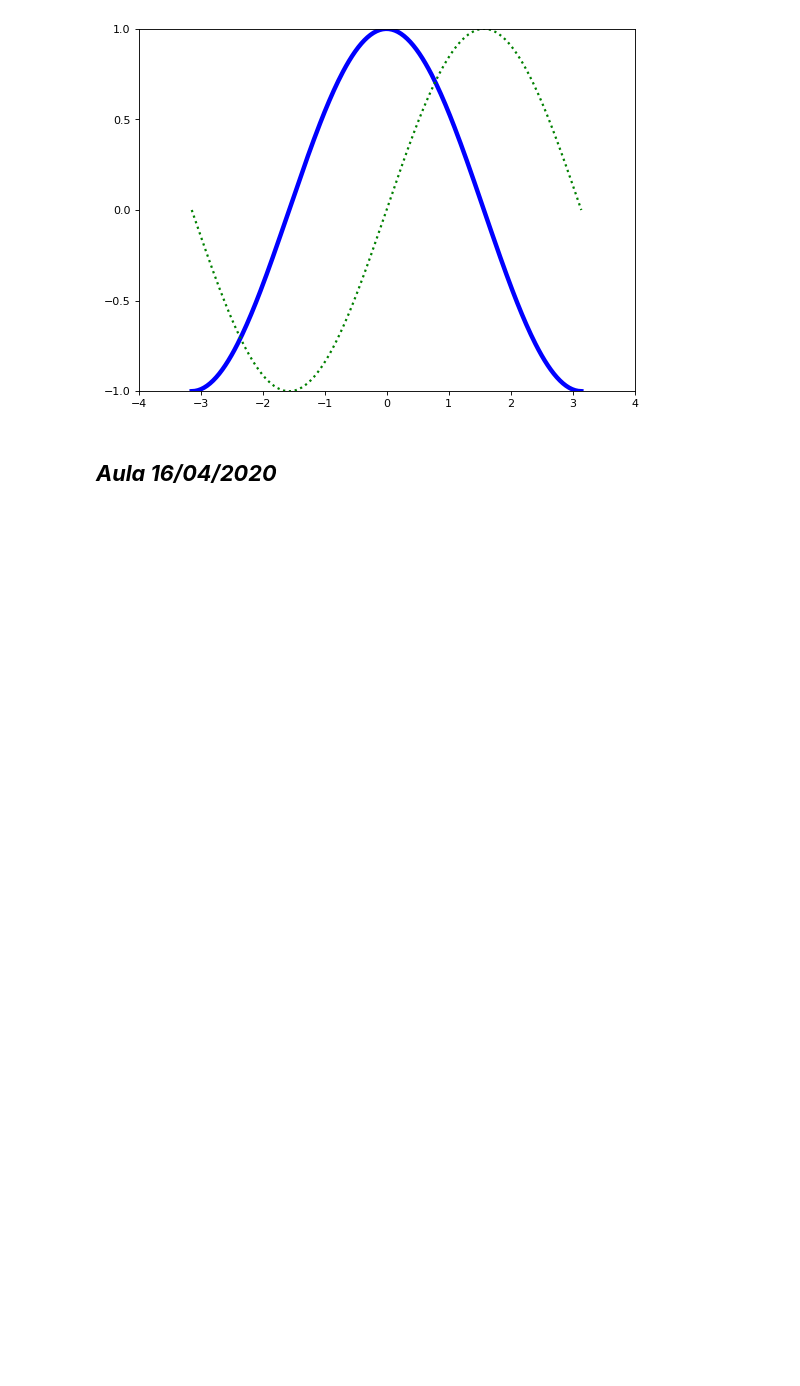
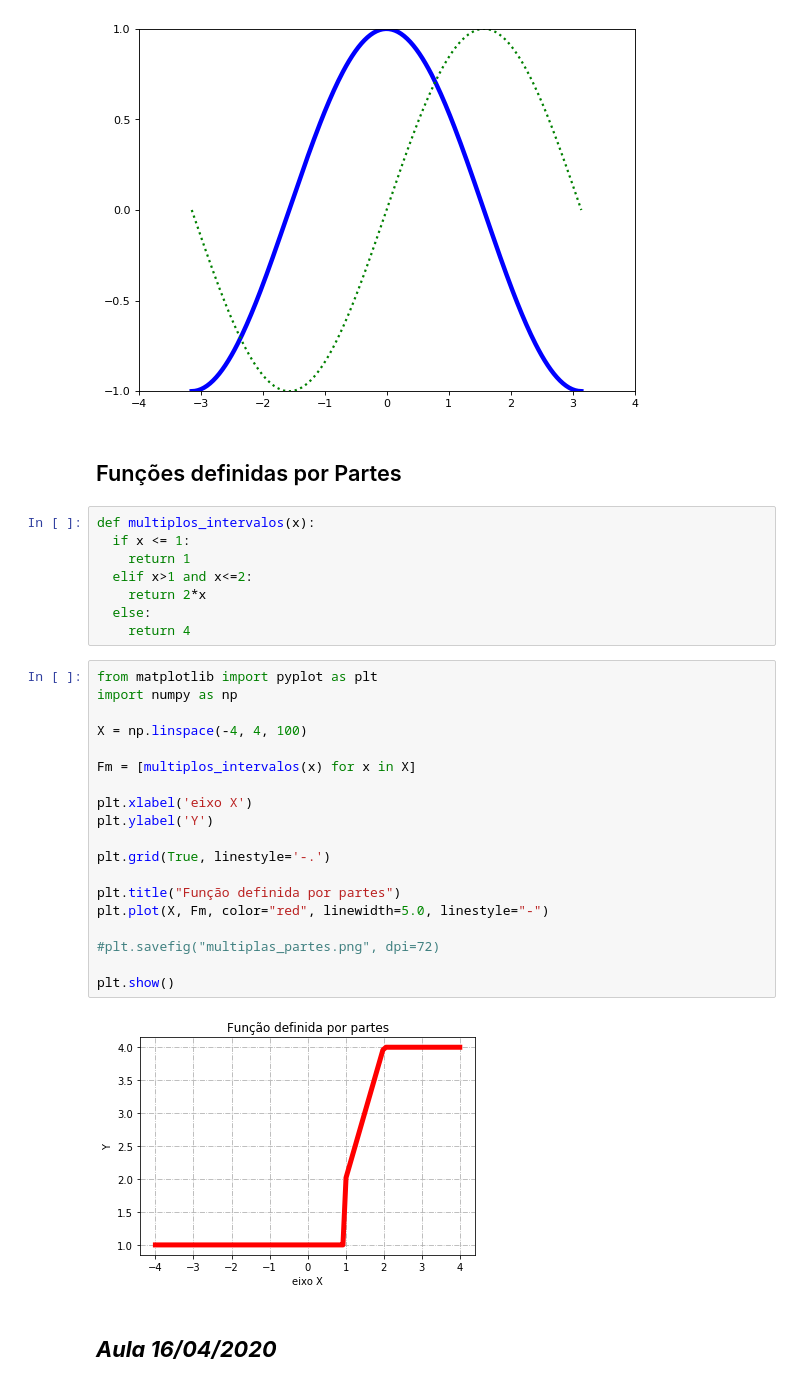
Before and after one commit to MarciovsRocha/modelagemFenomenosFisicos, a Jupyter notebook: modelagemFenomenosFisicos.ipynb, the cells around one changed output. Cells and saved outputs as stored; diff of their text form; blank space fills up the shorter version.

```diff
--- a/modelagemFenomenosFisicos.ipynb
+++ b/modelagemFenomenosFisicos.ipynb
@@ -461,6 +511,37 @@ plt.savefig("exercice_2.png", dpi=72)
 plt.show()
 # %% [output]
 [figure]
+# %% [markdown]
+## Funções definidas por Partes
+# %%
+def multiplos_intervalos(x):
+  if x <= 1:
+    return 1
+  elif x>1 and x<=2:
+    return 2*x
+  else:
+    return 4
+# %%
+from matplotlib import pyplot as plt
+import numpy as np
+
+X = np.linspace(-4, 4, 100)
+
+Fm = [multiplos_intervalos(x) for x in X]
+
+plt.xlabel('eixo X')
+plt.ylabel('Y')
+
+plt.grid(True, linestyle='-.')
+
+plt.title("Função definida por partes")
+plt.plot(X, Fm, color="red", linewidth=5.0, linestyle="-")
+
+#plt.savefig("multiplas_partes.png", dpi=72)
+
+plt.show()
+# %% [output]
+[figure, added]
 # %% [markdown]
 ## ***Aula 16/04/2020***
 # %% [markdown]
```
Also changed, not shown: parts of 14 cells of this notebook, 7 other files.
